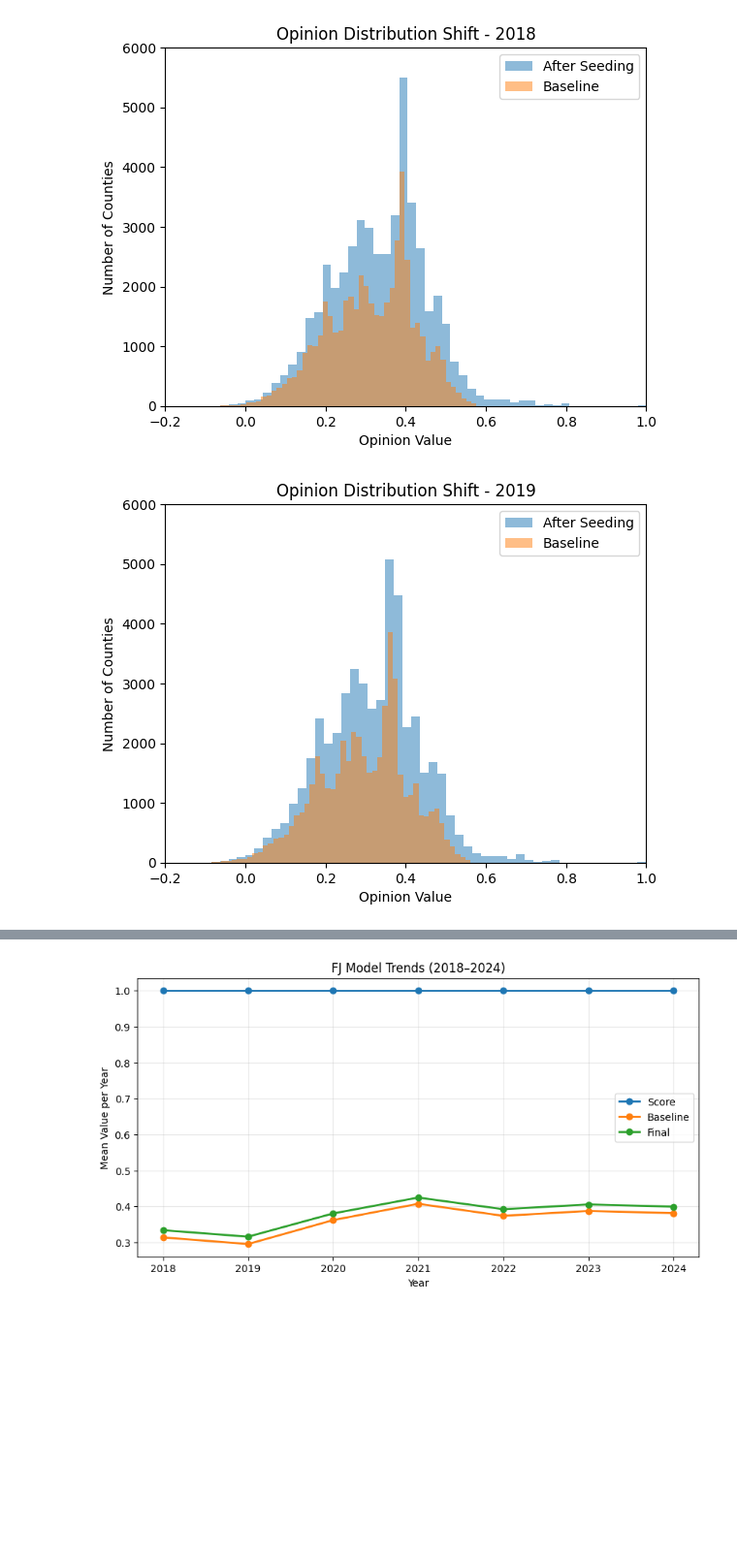
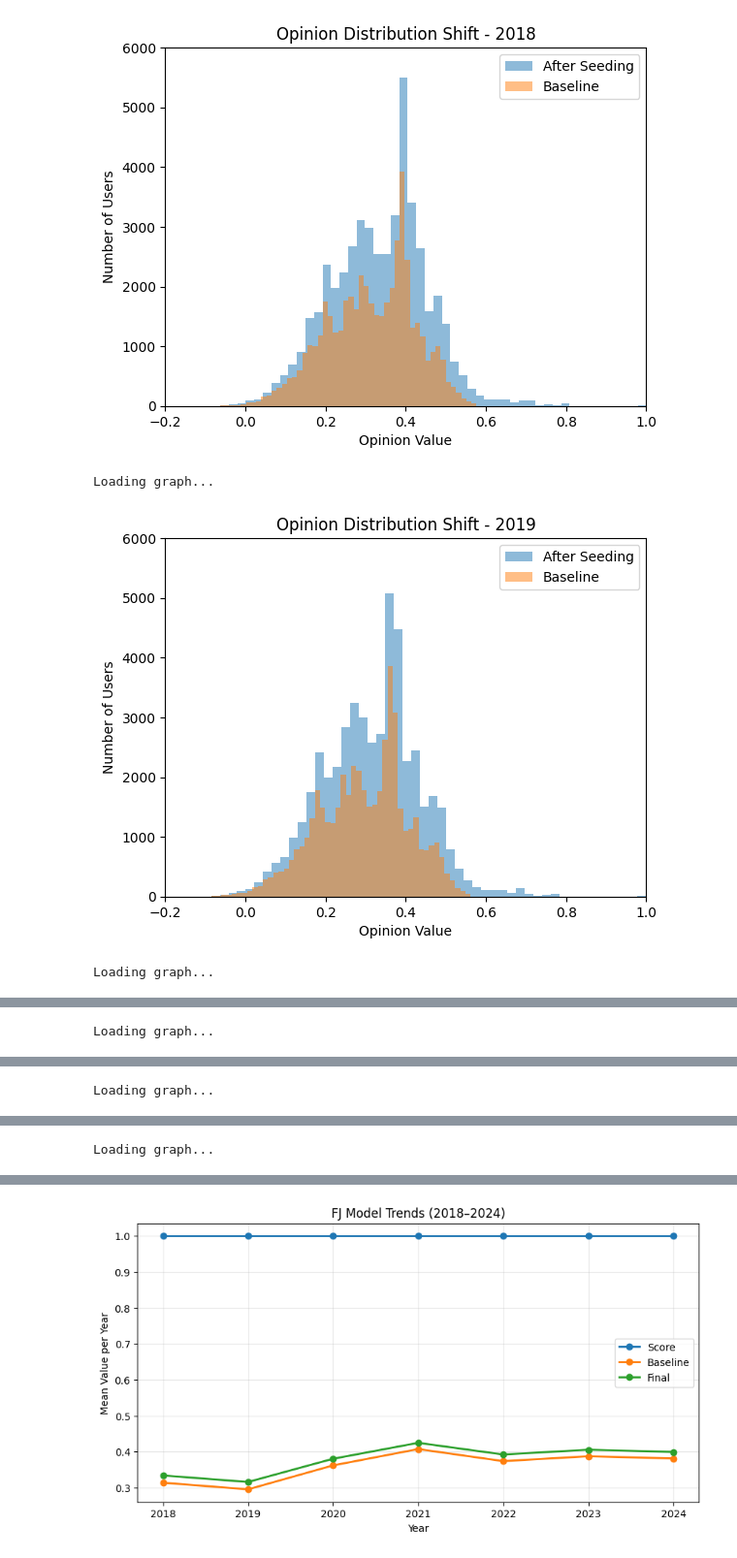
Before and after one commit to EBruda/Climate_Survey_Influence_Maximization, a Jupyter notebook: visualize_fj.ipynb, the cells around one changed output, grey strips where cells are left out. Shown at 97% size. Drawn from its saved outputs; the diff is of its cells as text; code cells hidden in the pictures; blank space fills up the shorter version.

```diff
--- a/visualize_fj.ipynb
+++ b/visualize_fj.ipynb
@@ -5,0 +21,12 @@ import matplotlib.pyplot as plt
+# %%
+
+YEAR = "2020"
+TARGET_TOPIC = "worried"
+EXCEL_PATH = "YCOM_2024_publicdata.xlsx"
+GOWALLA_CHECKINS = "gowalla_data/Gowalla_totalCheckins.txt"
+GOWALLA_CSV = "gowalla_data/gowalla_total.csv"
+GOWALLA_EDGES = "gowalla_data/Gowalla_edges.txt"
+FILTERED_EDGE_LIST = "gowalla_data/filtered_edge_list.txt"
+NETWORK_GRAPH_DIR = "network_graphs"
+RESULTS_DIR = "fj_model_results"
+VIZ_DIR = "fixed_fj_visualizations"
@@ -6,3 +96,11 @@ import matplotlib.pyplot as plt
+# %%
+def load_graph_and_matrices(filepath):
+    print("Loading graph...")
+    with open(filepath, 'rb') as f:
+        G = pickle.load(f)
+
+    nodes = list(G.nodes())
+    return G, nodes
 # %%
 
 def plot_distribution_shift(x_baseline, x_final, year):
@@ -12,7 +110,7 @@ def plot_distribution_shift(x_baseline, x_final, year):
     plt.hist(x_baseline, bins=50, alpha=0.5, label="Baseline")
 
     plt.xlabel("Opinion Value")
-    plt.ylabel("Number of Counties")
+    plt.ylabel("Number of Users")
     plt.title(f"Opinion Distribution Shift - {year}")
     plt.xlim([-0.2, 1.0])
     plt.ylim([0, 6000])
@@ -22,29 +120,33 @@ def plot_distribution_shift(x_baseline, x_final, year):
 # %%
 
 base_dir = "fj_model_results"
 
 years = []
 scores = []
 baselines = []
 finals = []
 
 for year in range(2018, 2025):
     file_path = os.path.join(base_dir, f"{year}_results.pickle")
 
     with open(file_path, "rb") as f:
         results = pickle.load(f)
-
     years.append(year)
     scores.append(np.mean(results["scores"]))       # aggregate per year
     baselines.append(np.mean(results["x_baseline"]))
     finals.append(np.mean(results["x_final"]))
 
     plot_distribution_shift(results["x_baseline"], results["x_final"], year)
+    G, nodes = load_graph_and_matrices(f'network_graphs/network_graph_fj_{year}.pickle')
+    plot_choropleth(G, nodes, results["x_baseline"], results["x_final"], year)
+
 
 years = np.array(years)
 scores = np.array(scores)
 baselines = np.array(baselines)
 finals = np.array(finals)
 # %% [output]
-[figure, old version]
+[figure, new version]
+Loading graph...
-[figure, old version]
+[figure, new version]
+Loading graph...
@@ -51,0 +154 @@ finals = np.array(finals)
+Loading graph...
@@ -52,0 +156 @@ finals = np.array(finals)
+Loading graph...
@@ -53,0 +158 @@ finals = np.array(finals)
+Loading graph...
```
Also changed, not shown: parts of 3 cells of this notebook, 14 other files.
